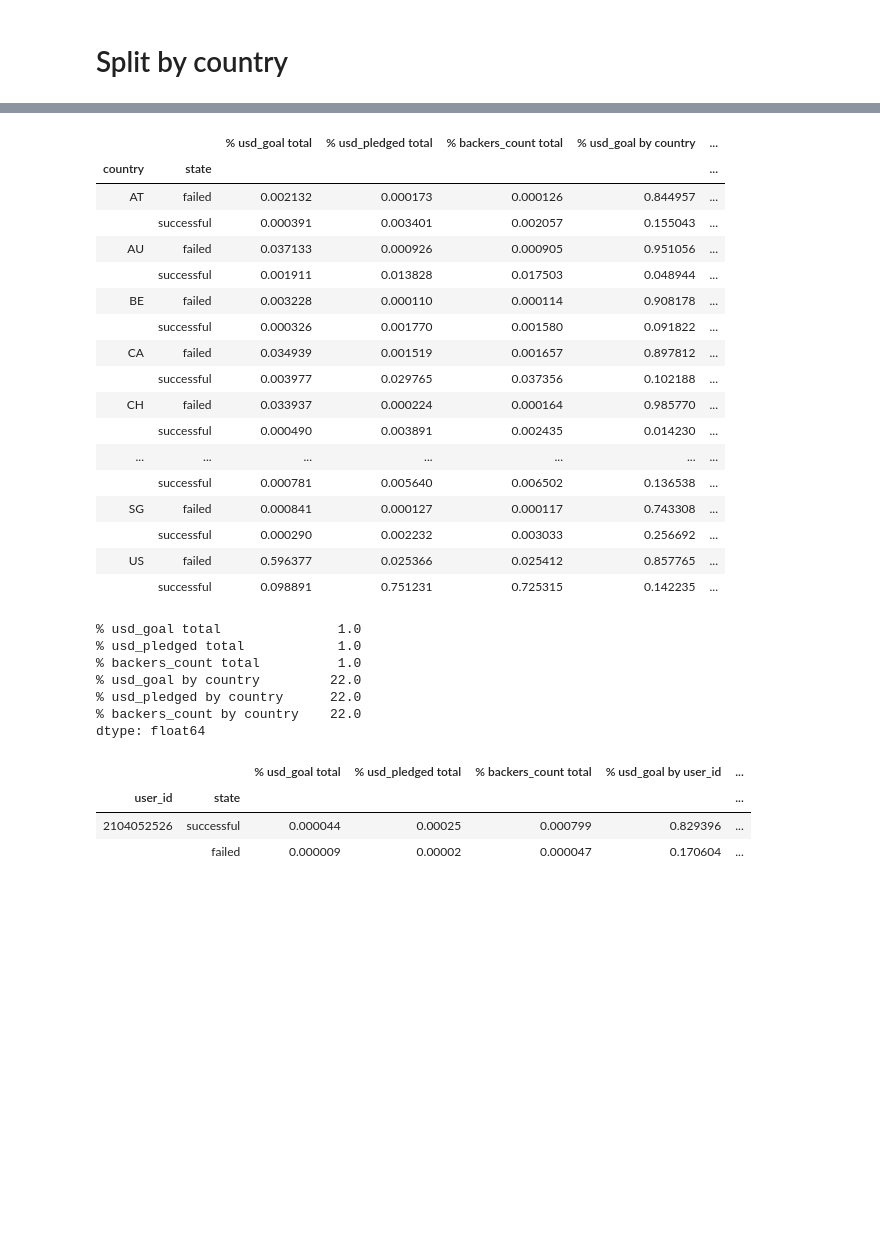
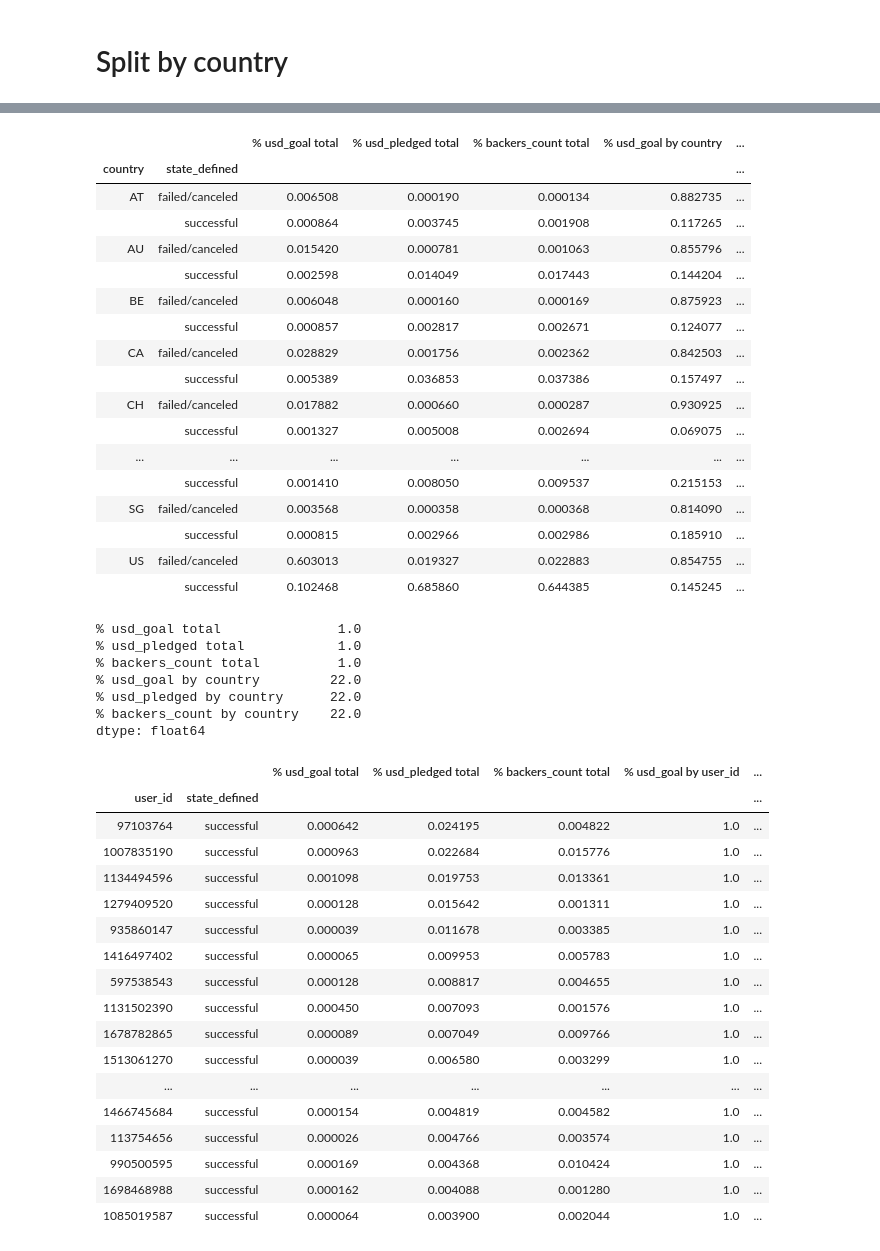
Before and after one commit to psmorelli/ironhack_project6, a Jupyter notebook: Tobias/kickstarter_analysis_categories_countries_distr_goal_pledged_TG.ipynb, the cells around one changed output, grey strips where cells are left out. Saved outputs shown, nothing was run; the diff lists cells and outputs as text; code cells hidden in the pictures; blank space fills up the shorter version.

```diff
--- a/Tobias/kickstarter_analysis_categories_countries_distr_goal_pledged_TG.ipynb
+++ b/Tobias/kickstarter_analysis_categories_countries_distr_goal_pledged_TG.ipynb
@@ -790,26 +794,27 @@ df_kickstarter['% backers_count by country'] = (df_kickstarter['backers_count']/
                                                 df_kickstarter.groupby(['country'])['backers_count']
                                                 .transform('sum'))
 # %%
-df_kickstarter.groupby(['country', 'state'])['% usd_goal total', '% usd_pledged total', '% backers_count total', '% usd_goal by country', '% usd_pledged by country', '% backers_count by country'].sum()
+# show percentages per country, split by state of projects
+df_kickstarter.groupby(['country', 'state_defined'])['% usd_goal total', '% usd_pledged total', '% backers_count total', '% usd_goal by country', '% usd_pledged by country', '% backers_count by country'].sum()
 # %% [output]
 |  |  | % usd_goal total | % usd_pledged total | % backers_count total | % usd_goal by country | ... |
-| country | state |  |  |  |  | ... |
-| AT | failed | 0.002132 | 0.000173 | 0.000126 | 0.844957 | ... |
-|  | successful | 0.000391 | 0.003401 | 0.002057 | 0.155043 | ... |
-| AU | failed | 0.037133 | 0.000926 | 0.000905 | 0.951056 | ... |
-|  | successful | 0.001911 | 0.013828 | 0.017503 | 0.048944 | ... |
-| BE | failed | 0.003228 | 0.000110 | 0.000114 | 0.908178 | ... |
-|  | successful | 0.000326 | 0.001770 | 0.001580 | 0.091822 | ... |
-| CA | failed | 0.034939 | 0.001519 | 0.001657 | 0.897812 | ... |
-|  | successful | 0.003977 | 0.029765 | 0.037356 | 0.102188 | ... |
-| CH | failed | 0.033937 | 0.000224 | 0.000164 | 0.985770 | ... |
-|  | successful | 0.000490 | 0.003891 | 0.002435 | 0.014230 | ... |
+| country | state_defined |  |  |  |  | ... |
+| AT | failed/canceled | 0.006508 | 0.000190 | 0.000134 | 0.882735 | ... |
+|  | successful | 0.000864 | 0.003745 | 0.001908 | 0.117265 | ... |
+| AU | failed/canceled | 0.015420 | 0.000781 | 0.001063 | 0.855796 | ... |
+|  | successful | 0.002598 | 0.014049 | 0.017443 | 0.144204 | ... |
+| BE | failed/canceled | 0.006048 | 0.000160 | 0.000169 | 0.875923 | ... |
+|  | successful | 0.000857 | 0.002817 | 0.002671 | 0.124077 | ... |
+| CA | failed/canceled | 0.028829 | 0.001756 | 0.002362 | 0.842503 | ... |
+|  | successful | 0.005389 | 0.036853 | 0.037386 | 0.157497 | ... |
+| CH | failed/canceled | 0.017882 | 0.000660 | 0.000287 | 0.930925 | ... |
+|  | successful | 0.001327 | 0.005008 | 0.002694 | 0.069075 | ... |
 | ... | ... | ... | ... | ... | ... | ... |
-|  | successful | 0.000781 | 0.005640 | 0.006502 | 0.136538 | ... |
-| SG | failed | 0.000841 | 0.000127 | 0.000117 | 0.743308 | ... |
-|  | successful | 0.000290 | 0.002232 | 0.003033 | 0.256692 | ... |
-| US | failed | 0.596377 | 0.025366 | 0.025412 | 0.857765 | ... |
-|  | successful | 0.098891 | 0.751231 | 0.725315 | 0.142235 | ... |
+|  | successful | 0.001410 | 0.008050 | 0.009537 | 0.215153 | ... |
+| SG | failed/canceled | 0.003568 | 0.000358 | 0.000368 | 0.814090 | ... |
+|  | successful | 0.000815 | 0.002966 | 0.002986 | 0.185910 | ... |
+| US | failed/canceled | 0.603013 | 0.019327 | 0.022883 | 0.854755 | ... |
+|  | successful | 0.102468 | 0.685860 | 0.644385 | 0.145245 | ... |
 # %%
 # check if calculations are ok - total should be 1 or 22
 # (each unique country of the 22 countries should sum up to 1)
@@ -842,15 +847,30 @@ df_kickstarter['% backers_count by user_id'] = (df_kickstarter['backers_count']
                                                 df_kickstarter.groupby(['user_id'])['backers_count']
                                                 .transform('sum'))
 # %%
-(df_kickstarter[df_kickstarter['user_id'] == '2104052526'].groupby(['user_id', 'state'])
+#show top 20 users that raised most money
+(df_kickstarter.groupby(['user_id', 'state_defined'])
                         ['% usd_goal total', '% usd_pledged total', '% backers_count total',
                          '% usd_goal by user_id', '% usd_pledged by user_id',
                          '% backers_count by user_id',
                          'usd_goal', 'usd_pledged', 'backers_count'].sum()
                          .sort_values('% usd_pledged total', ascending = False)
-                         .head())
+                         .head(20))
 # %% [output]
 |  |  | % usd_goal total | % usd_pledged total | % backers_count total | % usd_goal by user_id | ... |
-| user_id | state |  |  |  |  | ... |
-| 2104052526 | successful | 0.000044 | 0.00025 | 0.000799 | 0.829396 | ... |
-|  | failed | 0.000009 | 0.00002 | 0.000047 | 0.170604 | ... |
+| user_id | state_defined |  |  |  |  | ... |
+| 97103764 | successful | 0.000642 | 0.024195 | 0.004822 | 1.0 | ... |
+| 1007835190 | successful | 0.000963 | 0.022684 | 0.015776 | 1.0 | ... |
+| 1134494596 | successful | 0.001098 | 0.019753 | 0.013361 | 1.0 | ... |
+| 1279409520 | successful | 0.000128 | 0.015642 | 0.001311 | 1.0 | ... |
+| 935860147 | successful | 0.000039 | 0.011678 | 0.003385 | 1.0 | ... |
+| 1416497402 | successful | 0.000065 | 0.009953 | 0.005783 | 1.0 | ... |
+| 597538543 | successful | 0.000128 | 0.008817 | 0.004655 | 1.0 | ... |
+| 1131502390 | successful | 0.000450 | 0.007093 | 0.001576 | 1.0 | ... |
+| 1678782865 | successful | 0.000089 | 0.007049 | 0.009766 | 1.0 | ... |
+| 1513061270 | successful | 0.000039 | 0.006580 | 0.003299 | 1.0 | ... |
+| ... | ... | ... | ... | ... | ... | ... |
+| 1466745684 | successful | 0.000154 | 0.004819 | 0.004582 | 1.0 | ... |
+| 113754656 | successful | 0.000026 | 0.004766 | 0.003574 | 1.0 | ... |
+| 990500595 | successful | 0.000169 | 0.004368 | 0.010424 | 1.0 | ... |
+| 1698468988 | successful | 0.000162 | 0.004088 | 0.001280 | 1.0 | ... |
+| 1085019587 | successful | 0.000064 | 0.003900 | 0.002044 | 1.0 | ... |
```
Also changed, not shown: parts of 69 cells of this notebook, 1 other file.
